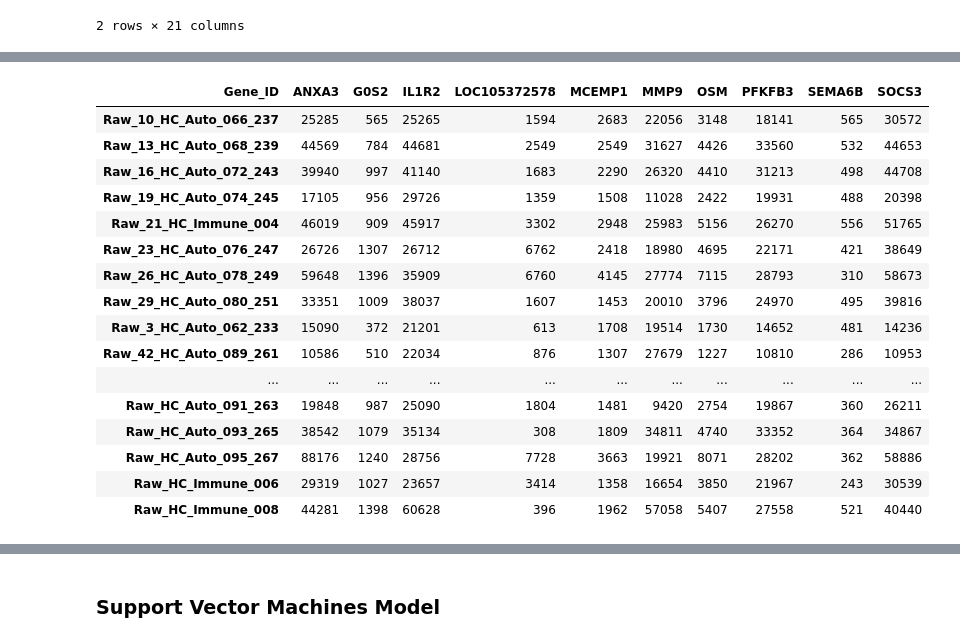
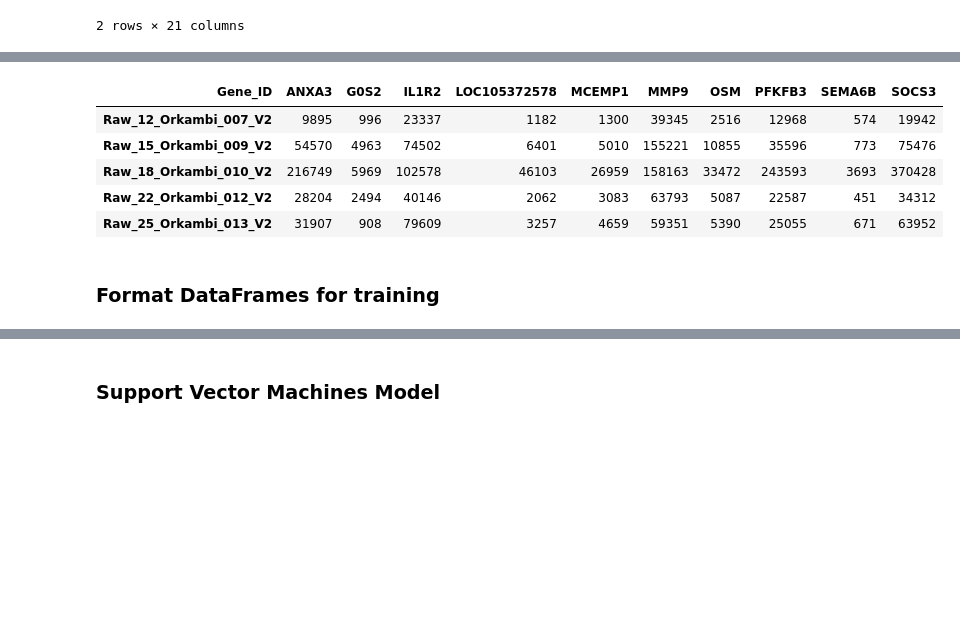
Before and after one commit to Daniela-q-m/Machine-Learning-Course-Projects, a Jupyter notebook: RNA Seq, Cystic Fibrosis, Support Vector Machines(W4).ipynb, the cells around one changed output, grey strips where cells are left out. Saved outputs shown, nothing was run; the diff lists cells and outputs as text; code cells hidden in the pictures; blank space fills up the shorter version.

```diff
--- a/RNA Seq, Cystic Fibrosis, Support Vector Machines(W4).ipynb
+++ b/RNA Seq, Cystic Fibrosis, Support Vector Machines(W4).ipynb
@@ -212,0 +227,14 @@ cf_treat_top10.head(2)
+# %%
+cf_treat_top10_transposed=cf_treat_top10.transpose()
+# %%
+cf_treat_top10_transposed.columns = cf_treat_top10_transposed.iloc[0]
+cf_treat_top10_transposed=cf_treat_top10_transposed.drop('Gene_ID',axis=0)
+# %%
+cf_treat_top10_transposed.head()
+# %% [output]
+| Gene_ID | ANXA3 | G0S2 | IL1R2 | LOC105372578 | MCEMP1 | MMP9 | OSM | PFKFB3 | SEMA6B | SOCS3 |
+| Raw_12_Orkambi_007_V2 | 9895 | 996 | 23337 | 1182 | 1300 | 39345 | 2516 | 12968 | 574 | 19942 |
+| Raw_15_Orkambi_009_V2 | 54570 | 4963 | 74502 | 6401 | 5010 | 155221 | 10855 | 35596 | 773 | 75476 |
+| Raw_18_Orkambi_010_V2 | 216749 | 5969 | 102578 | 46103 | 26959 | 158163 | 33472 | 243593 | 3693 | 370428 |
+| Raw_22_Orkambi_012_V2 | 28204 | 2494 | 40146 | 2062 | 3083 | 63793 | 5087 | 22587 | 451 | 34312 |
+| Raw_25_Orkambi_013_V2 | 31907 | 908 | 79609 | 3257 | 4659 | 59351 | 5390 | 25055 | 671 | 63952 |
@@ -213,3 +243,5 @@ cf_treat_top10.head(2)
+# %% [markdown]
+### Format DataFrames for training
 # %%
 #Transpose dataframes so that the gene ids will now be columns: hc_top10_t and cf_top10_t
 #Genes will be used as features for ML model
@@ -218,25 +250,7 @@ cf_top10_t=cf_top10.transpose()
 # %%
 #Make gene ID the column label
 hc_top10_t.columns = hc_top10_t.iloc[0]
-hc_top10_t.drop('Gene_ID',axis=0)
+hc_top10_t=hc_top10_t.drop('Gene_ID',axis=0)
-# %% [output]
-| Gene_ID | ANXA3 | G0S2 | IL1R2 | LOC105372578 | MCEMP1 | MMP9 | OSM | PFKFB3 | SEMA6B | SOCS3 |
-| Raw_10_HC_Auto_066_237 | 25285 | 565 | 25265 | 1594 | 2683 | 22056 | 3148 | 18141 | 565 | 30572 |
-| Raw_13_HC_Auto_068_239 | 44569 | 784 | 44681 | 2549 | 2549 | 31627 | 4426 | 33560 | 532 | 44653 |
-| Raw_16_HC_Auto_072_243 | 39940 | 997 | 41140 | 1683 | 2290 | 26320 | 4410 | 31213 | 498 | 44708 |
-| Raw_19_HC_Auto_074_245 | 17105 | 956 | 29726 | 1359 | 1508 | 11028 | 2422 | 19931 | 488 | 20398 |
-| Raw_21_HC_Immune_004 | 46019 | 909 | 45917 | 3302 | 2948 | 25983 | 5156 | 26270 | 556 | 51765 |
-| Raw_23_HC_Auto_076_247 | 26726 | 1307 | 26712 | 6762 | 2418 | 18980 | 4695 | 22171 | 421 | 38649 |
-| Raw_26_HC_Auto_078_249 | 59648 | 1396 | 35909 | 6760 | 4145 | 27774 | 7115 | 28793 | 310 | 58673 |
-| Raw_29_HC_Auto_080_251 | 33351 | 1009 | 38037 | 1607 | 1453 | 20010 | 3796 | 24970 | 495 | 39816 |
-| Raw_3_HC_Auto_062_233 | 15090 | 372 | 21201 | 613 | 1708 | 19514 | 1730 | 14652 | 481 | 14236 |
-| Raw_42_HC_Auto_089_261 | 10586 | 510 | 22034 | 876 | 1307 | 27679 | 1227 | 10810 | 286 | 10953 |
-| ... | ... | ... | ... | ... | ... | ... | ... | ... | ... | ... |
-| Raw_HC_Auto_091_263 | 19848 | 987 | 25090 | 1804 | 1481 | 9420 | 2754 | 19867 | 360 | 26211 |
-| Raw_HC_Auto_093_265 | 38542 | 1079 | 35134 | 308 | 1809 | 34811 | 4740 | 33352 | 364 | 34867 |
-| Raw_HC_Auto_095_267 | 88176 | 1240 | 28756 | 7728 | 3663 | 19921 | 8071 | 28202 | 362 | 58886 |
-| Raw_HC_Immune_006 | 29319 | 1027 | 23657 | 3414 | 1358 | 16654 | 3850 | 21967 | 243 | 30539 |
-| Raw_HC_Immune_008 | 44281 | 1398 | 60628 | 396 | 1962 | 57058 | 5407 | 27558 | 521 | 40440 |
 # %%
 #Make Gene ID the column label
 cf_top10_t.columns = cf_top10_t.iloc[0]
```
Also changed, not shown: parts of 29 cells of this notebook, 1 other file.
